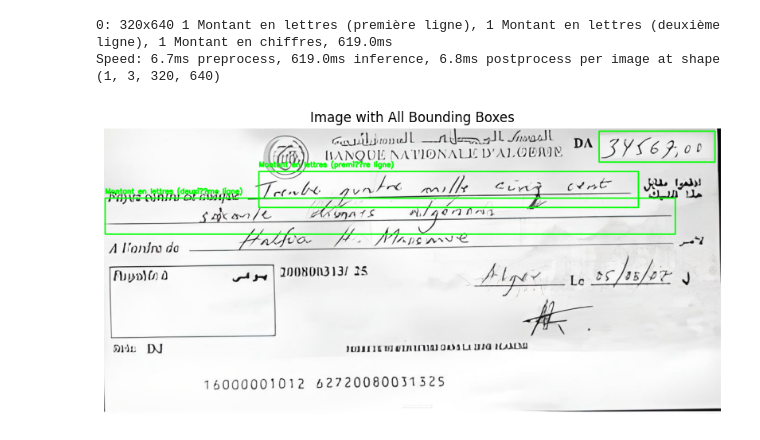
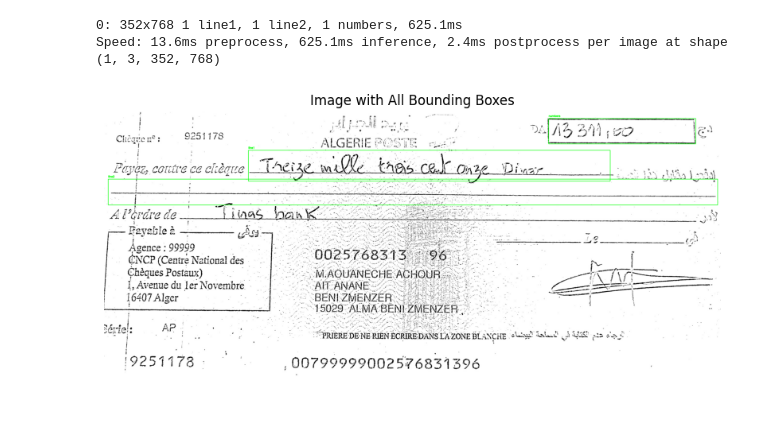
Before and after one commit to SARAH-HADDAD/Extraction-of-Amounts-from-Algerian-Cheques, a Jupyter notebook: code/yolo.ipynb, the cells around one changed output. Drawn from its saved outputs; the diff is of its cells as text; code cells hidden in the pictures.

```diff
--- a/code/yolo.ipynb
+++ b/code/yolo.ipynb
@@ -110,42 +81,49 @@ model = model.to(device)
 # %%
-import cv2
-import numpy as np
-import pandas
-import matplotlib.pyplot as plt
-from pathlib import Path
+# Load the YOLO model
+model = YOLO('/Users/sarahhaddad/Documents/GitHub/TrOCR/models/model-yolo/weights/best.pt')
+model = model.to('cpu')
 
 # Load the image
-img_path = '/content/drive/MyDrive/cheque_dz/valid/images/image8_jpg.rf.a1f18023b7624ff6e75ea486c263891a.jpg'
+img_path = '/Users/sarahhaddad/Documents/GitHub/TrOCR/results/corrected_cheque_image.jpg'
 image = cv2.imread(img_path)
 image = cv2.cvtColor(image, cv2.COLOR_BGR2RGB)
 
-# Assuming `model` is a detection model like YOLOv5, run inference
+# Run inference on the image
 results = model(image)
 
 # Copy the original image for drawing all boxes
 img_with_boxes = np.copy(image)
 
-# Loop over results and draw all boxes
+# Path to save the cropped images
+save_dir = Path('/Users/sarahhaddad/Documents/GitHub/TrOCR/cropped_images')
+save_dir.mkdir(parents=True, exist_ok=True)
+
+# Loop over detection results and crop detected objects
 for r in results:
-    img_name = Path(r.path).stem
-
-    for ci, c in enumerate(r.boxes):
+    for i, c in enumerate(r.boxes):
         label = r.names[c.cls.tolist().pop()]
 
         # Get bounding box coordinates
         x1, y1, x2, y2 = c.xyxy.cpu().numpy().squeeze().astype(np.int32)
+
+        # Crop the detected object
+        cropped_img = image[y1:y2, x1:x2]
+
+        # Save the cropped image with a filename based on the class name and index
+        cropped_img_path = save_dir / f"{label}_{i}.jpg"
+        cv2.imwrite(str(cropped_img_path), cv2.cvtColor(cropped_img, cv2.COLOR_RGB2BGR))
 
         # Draw rectangle on the copied image
         cv2.rectangle(img_with_boxes, (x1, y1), (x2, y2), (0, 255, 0), 2)
         cv2.putText(img_with_boxes, label, (x1, y1 - 10), cv2.FONT_HERSHEY_SIMPLEX, 0.5, (0, 255, 0), 2)
 
 # Display the image with all boxes
 plt.figure(figsize=(10, 8))
 plt.imshow(cv2.cvtColor(img_with_boxes, cv2.COLOR_BGR2RGB))
 plt.title("Image with All Bounding Boxes")
 plt.axis('off')
 plt.show()
 # %% [output]
-0: 320x640 1 Montant en lettres (première ligne), 1 Montant en lettres (deuxième ligne), 1 Montant en chiffres, 619.0ms
-Speed: 6.7ms preprocess, 619.0ms inference, 6.8ms postprocess per image at shape (1, 3, 320, 640)
+0: 352x768 1 line1, 1 line2, 1 numbers, 625.1ms
+Speed: 13.6ms preprocess, 625.1ms inference, 2.4ms postprocess per image at shape (1, 3, 352, 768)
-[figure, old version]
+[figure, new version]
```
Also changed, not shown: parts of 13 cells of this notebook, 10 other files.
